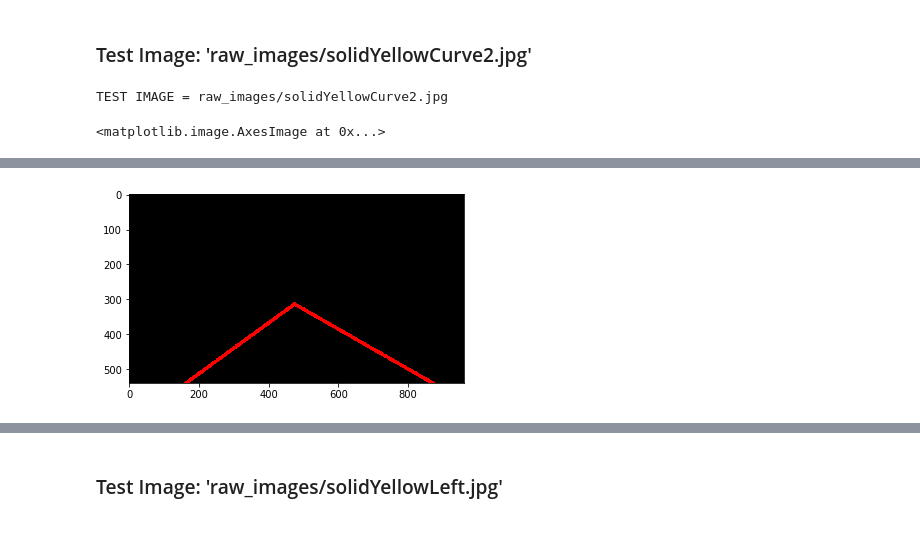
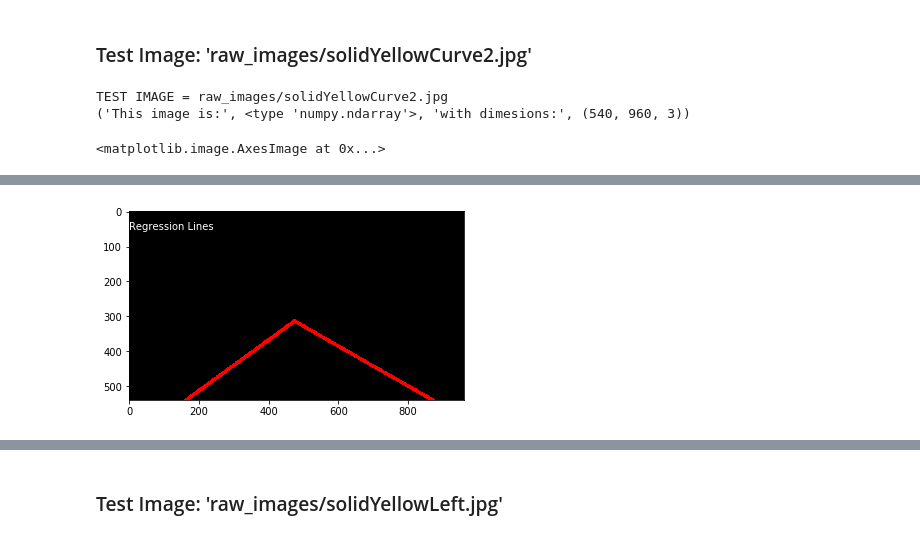
Before and after one commit to hanlsin/udacity-sdc-term1-project1, a Jupyter notebook: find_lane_lines.ipynb, the cells around one changed output, grey strips where cells are left out. Saved outputs shown, nothing was run; the diff lists cells and outputs as text; code cells hidden in the pictures.

```diff
--- a/find_lane_lines.ipynb
+++ b/find_lane_lines.ipynb
@@ -338,26 +344,27 @@ print("TEST IMAGE = " + img_path)
 
 # Read Image
 org_img = read_image(img_path)
+print('This image is:', type(org_img), 'with dimesions:', org_img.shape)
 plt.figure()
-plt.text(0, 50, "Original Image")
+plt.text(0, 50, "Original Image", color='white')
 plt.imshow(org_img)
 
 # Convert Image to Gray Scale
 gray_img = convert_to_gray(org_img)
 plt.figure()
-plt.text(0, 50, "Gray")
+plt.text(0, 50, "Gray", color='white')
 plt.imshow(gray_img, cmap="gray")
 
 # Blur Image using Gaussian Smoothing
 blur_img = run_gaussian_smoothing(gray_img, 5)
 plt.figure()
-plt.text(0, 50, "Blur")
+plt.text(0, 50, "Blur", color='white')
 plt.imshow(blur_img, cmap="gray")
 
 # Detect Edge using Canny
 edges_img = run_canny_edge_detection(blur_img, 100, 150)
 plt.figure()
-plt.text(0, 50, "Edges")
+plt.text(0, 50, "Edges", color='white')
 plt.imshow(edges_img)
 
 # Select Interest-Rectangle and Mask
@@ -365,21 +372,22 @@ img_shape = org_img.shape
 masked_img = mask_rectangle_img(edges_img, (50, img_shape[0]), (470, 350),
                                 (620, 350), (img_shape[1], img_shape[0]))
 plt.figure()
-plt.text(0, 50, "Masked")
+plt.text(0, 50, "Masked", color='white')
 plt.imshow(masked_img)
 
 # Find Regression Straight Line
 reg_line_img = draw_regression_line(masked_img, np.copy(org_img) * 0,
                                     line_color=(255, 0, 0), line_thick=10)
 plt.figure()
-plt.text(0, 50, "Regression Lines")
+plt.text(0, 50, "Regression Lines", color='white')
 plt.imshow(reg_line_img)
 
 # Combine Original Image and Regression Lines Image
 comb_img = combine_images(org_img, reg_line_img)
 plt.figure()
-plt.text(0, 50, "Lane Lines")
+plt.text(0, 50, "Lane Lines", color='white')
 plt.imshow(comb_img)
 # %% [output]
 TEST IMAGE = raw_images/solidYellowCurve2.jpg
+('This image is:', <type 'numpy.ndarray'>, 'with dimesions:', (540, 960, 3))
 <matplotlib.image.AxesImage at 0x...>
@@ -391 +399 @@ TEST IMAGE = raw_images/solidYellowCurve2.jpg
-[figure, old version]
+[figure, new version]
```
Also changed, not shown: parts of 21 cells of this notebook, 9 other files.
